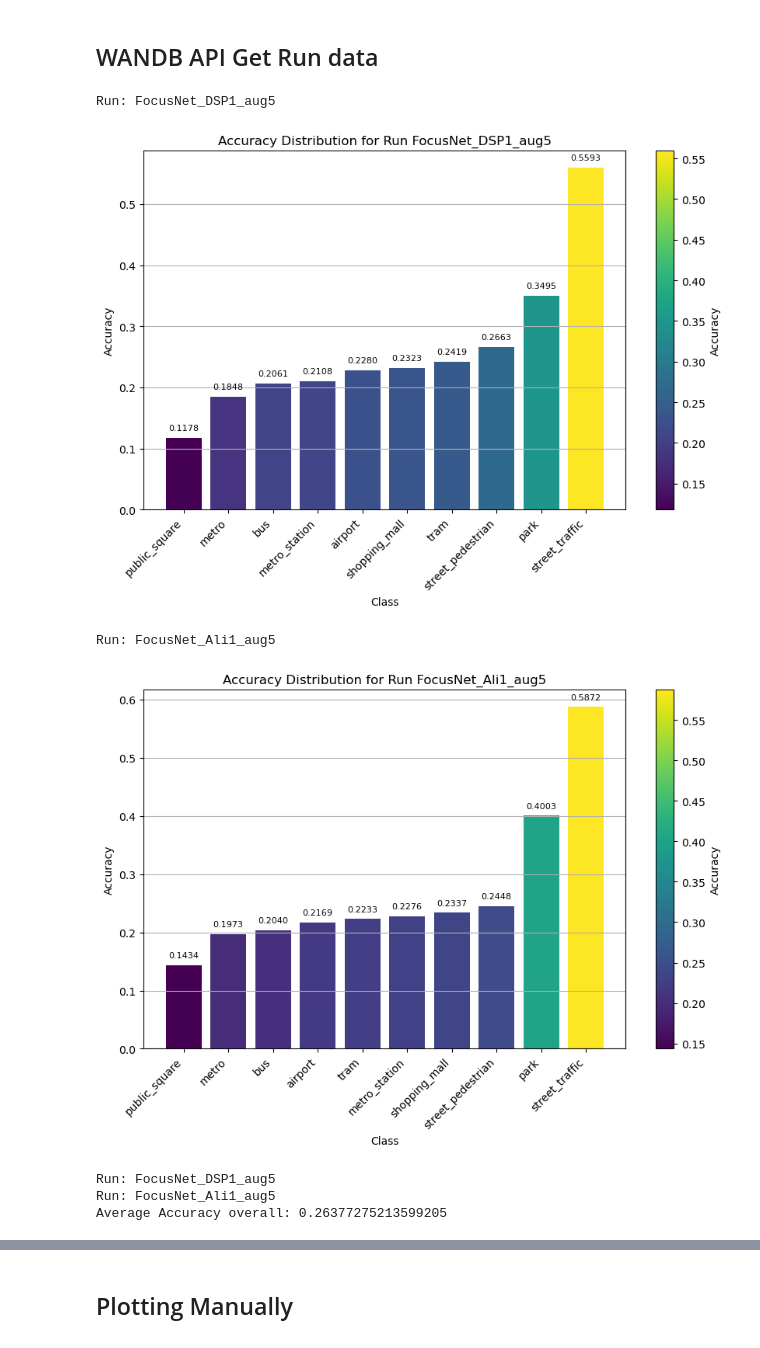
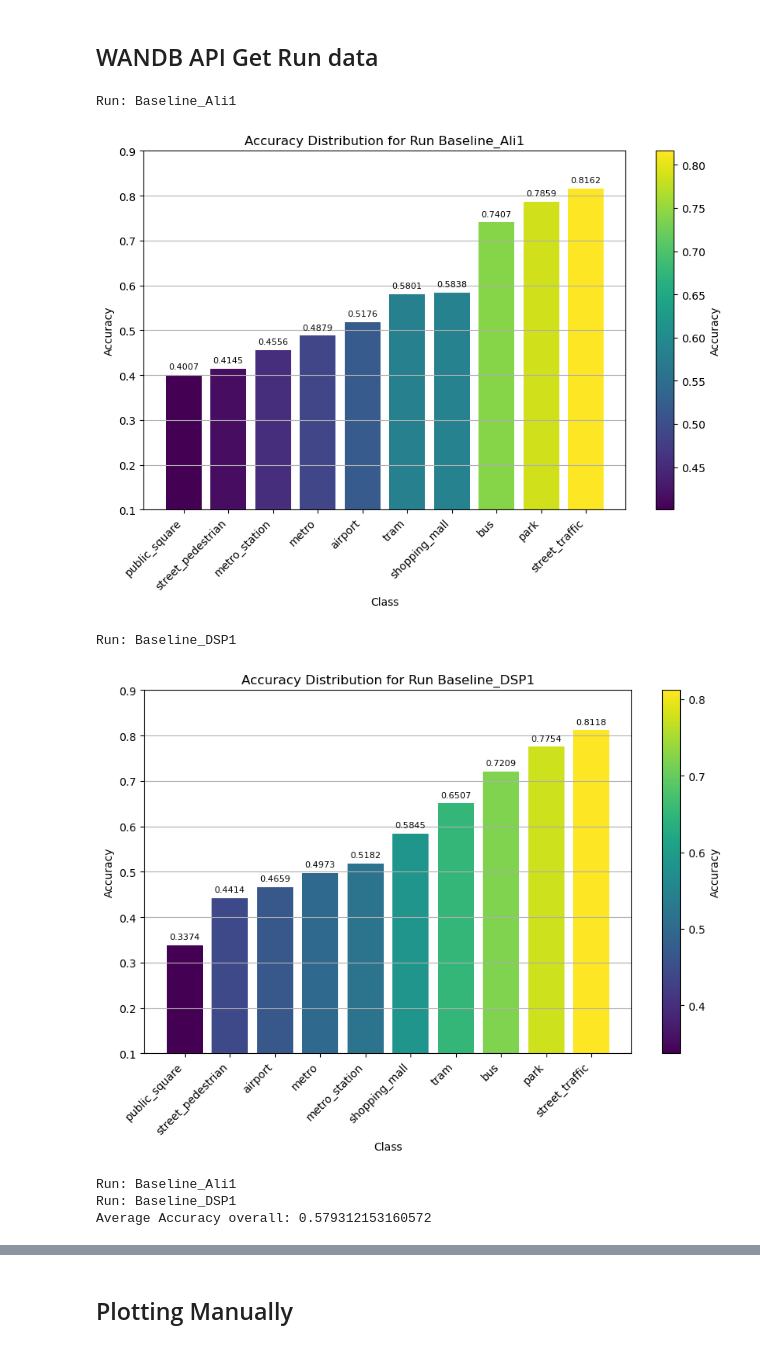
Before and after one commit to CPJKU/dcase2024_task1_baseline, a Jupyter notebook: test.ipynb, the cells around one changed output, grey strips where cells are left out. Saved outputs shown, nothing was run; the diff lists cells and outputs as text; code cells hidden in the pictures.

```diff
--- a/test.ipynb
+++ b/test.ipynb
@@ -78,7 +78,7 @@ from matplotlib.colors import Normalize
 entity, project = "seanyeo300", "DCASE24_Task1"
 
 # List of run IDs to extract
-run_id_list = ["srq5lv8d", "24r6wnps"]
+run_id_list = ["904bkzkq", "urhdivv7"]
 
 # Initialize the WandB API
 api = wandb.Api()
@@ -156,6 +156,7 @@ for name, summary_dict in runs_df["summary"].items():
     cbar = plt.colorbar(plt.cm.ScalarMappable(norm=norm, cmap=color_map), ax=plt.gca())
     cbar.set_label('Accuracy')
 
+    plt.ylim(0.1, 0.9)
     plt.show()
     print()  # For visual separation
 
@@ -188,39 +189,39 @@ sorted_classes = [classes_to_plot[i] for i in sorted_indices]
 sorted_avg_accuracies = [avg_accuracies_all_models[i] for i in sorted_indices]
 
 # Set up color map and normalize
 color_map = plt.cm.viridis
 norm = Normalize(vmin=min(sorted_avg_accuracies), vmax=max(sorted_avg_accuracies))
 color_intensities = [norm(accuracy) for accuracy in sorted_avg_accuracies]
 
 # Plotting
 plt.figure(figsize=(10, 6))
 bars = plt.bar(sorted_classes, sorted_avg_accuracies, color=color_map(color_intensities))
 plt.xlabel('Class')
 plt.ylabel('Average Accuracy (%)')
-plt.title('Average Class-wise Accuracy: FocusNet Subset 5')
+plt.title('Average Class-wise Accuracy: Baseline Subset: 100')
 plt.xticks(rotation=45, ha='right')
 plt.grid(axis='y')
 
 # Add text annotations to the bars
 for bar, accuracy in zip(bars, sorted_avg_accuracies):
     plt.text(bar.get_x() + bar.get_width() / 2, bar.get_height() + 0.01, f"{accuracy:.4f}", ha='center', va='bottom', fontsize=8)
 
 # Add color bar for reference
 cbar = plt.colorbar(plt.cm.ScalarMappable(norm=norm, cmap=color_map), ax=plt.gca())
 cbar.set_label('Accuracy (%)')
 
 # Add line representing the average macro accuracy
 avg_macro_accuracy = sum(avg_accuracies_all_models) / len(avg_accuracies_all_models)
 plt.axhline(y=avg_macro_accuracy, color='r', linestyle='--', label=f'Macro Average Accuracy: {avg_macro_accuracy:.4f}%')
 plt.legend()
-
+plt.ylim(0.1, 0.9)
 plt.tight_layout()
 plt.show()
 # %% [output]
-Run: FocusNet_DSP1_aug5
+Run: Baseline_Ali1
-[figure, old version]
+[figure, new version]
-Run: FocusNet_Ali1_aug5
+Run: Baseline_DSP1
-[figure, old version]
+[figure, new version]
-Run: FocusNet_DSP1_aug5
-Run: FocusNet_Ali1_aug5
-Average Accuracy overall: 0.26377275213599205
+Run: Baseline_Ali1
+Run: Baseline_DSP1
+Average Accuracy overall: 0.579312153160572
```
Also changed, not shown: parts of 8 cells of this notebook.
